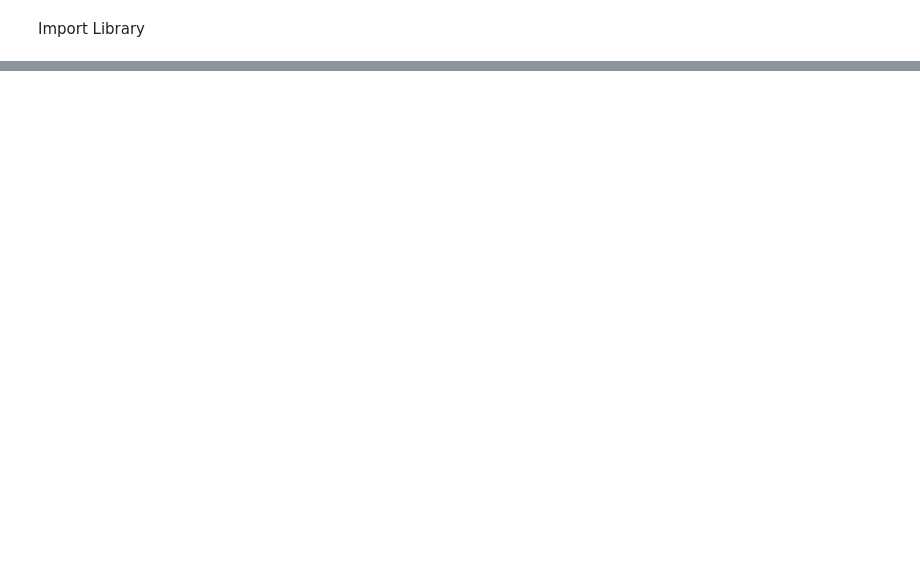
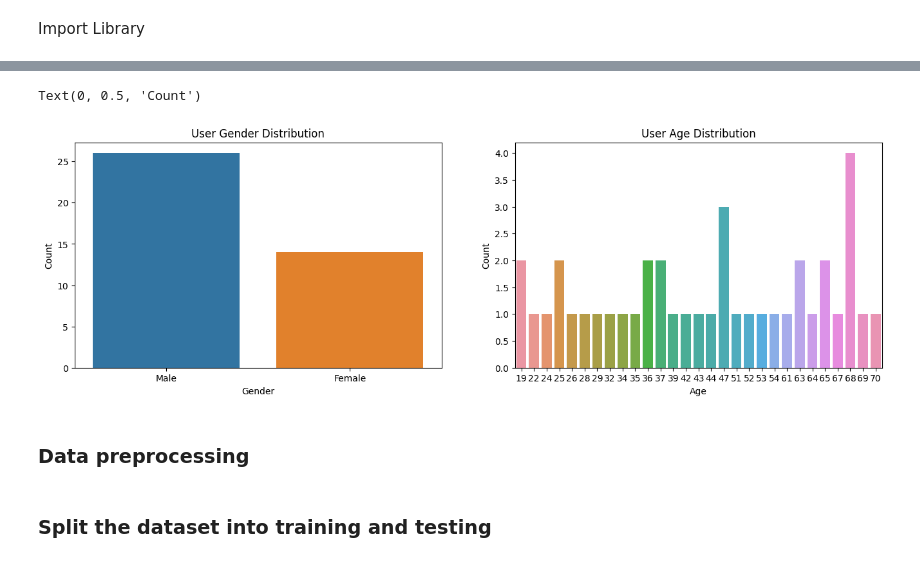
Before and after one commit to kucingku-capstone/machine-learning, a Jupyter notebook: main_model.ipynb, the cells around one changed output, grey strips where cells are left out. Cells and saved outputs as stored; diff of their text form; code cells hidden in the pictures; blank space fills up the shorter version.

```diff
--- a/main_model.ipynb
+++ b/main_model.ipynb
@@ -182,0 +77,20 @@ with open("collaborative_model.tflite", "wb") as f:
+# %%
+# Visualize 2 user category in dateset
+plt.figure(figsize=(25, 10))
+
+plt.subplot(2, 3, 1)
+sns.countplot(x='user_gender', data=df)
+plt.title('User Gender Distribution')
+plt.xlabel('Gender')
+plt.ylabel('Count')
+
+plt.subplot(2, 3, 2)
+sns.countplot(x='user_age', data=df)
+plt.title('User Age Distribution')
+plt.xlabel('Age')
+plt.ylabel('Count')
+# %% [output]
+Text(0, 0.5, 'Count')
+[figure, added]
+# %% [markdown]
+### Data preprocessing
@@ -182,0 +122,2 @@ with open("collaborative_model.tflite", "wb") as f:
+# %% [markdown]
+### Split the dataset into training and testing
```
Also changed, not shown: parts of 57 cells of this notebook, 15 other files.
